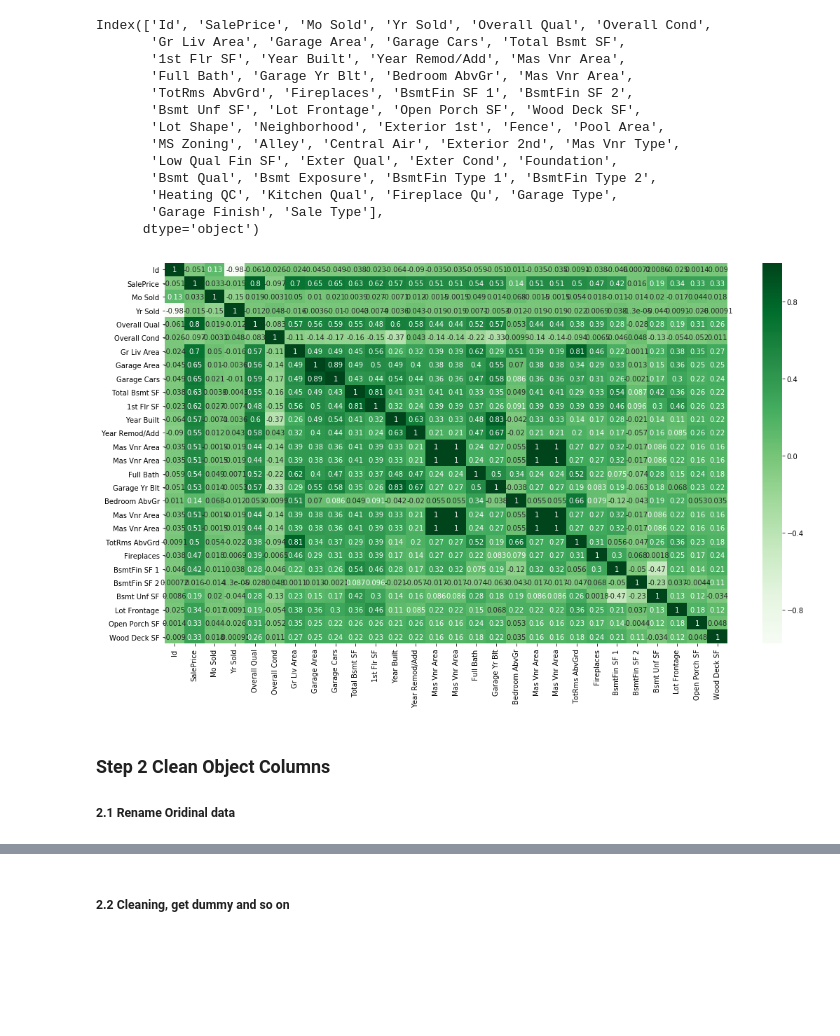
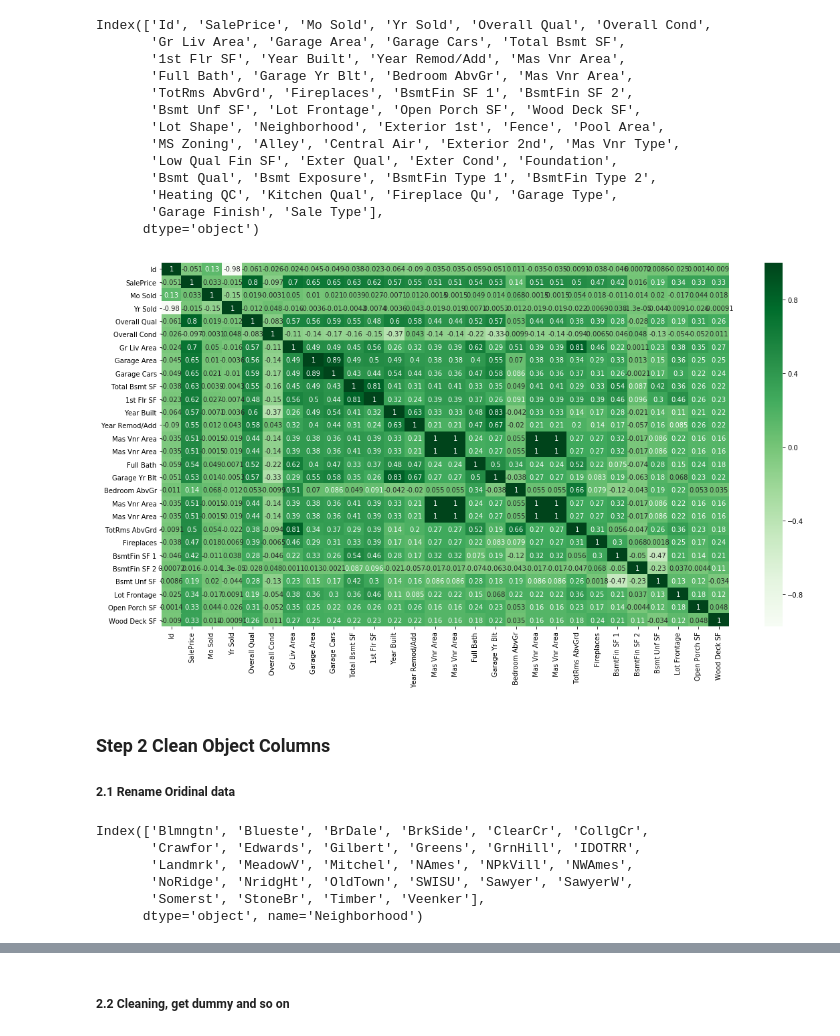
Before and after one commit to Kuduhe/Ames-Housing-Price-Project, a Jupyter notebook: Data Cleaning and pre-processing.ipynb, the cells around one changed output, grey strips where cells are left out. Cells and saved outputs as stored; diff of their text form; code cells hidden in the pictures; blank space fills up the shorter version.

```diff
--- a/Data Cleaning and pre-processing.ipynb
+++ b/Data Cleaning and pre-processing.ipynb
@@ -540,10 +295,10 @@ Index(['Id', 'SalePrice', 'Mo Sold', 'Yr Sold', 'Overall Qual', 'Overall Cond',
       dtype='object')
 # %%
 #plot the correlation between all the numerical data. Drop the protentially inner correlated data
-plt.figure(figsize = (18,10))
+plt.figure(figsize = (19,10))
 sns.heatmap(df[picked_numerical].corr(), annot = True, cmap = 'Greens');
 # %% [output]
-[figure, old version]
+[figure, new version]
 # %%
 df = df.fillna(0)
 # %%
@@ -555,6 +310,15 @@ test = test.fillna(0)
 # %% [markdown]
 ### Step 2 Clean Object Columns
 ##### 2.1 Rename Oridinal data
+# %%
+df_original.groupby('Neighborhood')['SalePrice'].median().index
+# %% [output]
+Index(['Blmngtn', 'Blueste', 'BrDale', 'BrkSide', 'ClearCr', 'CollgCr',
+       'Crawfor', 'Edwards', 'Gilbert', 'Greens', 'GrnHill', 'IDOTRR',
+       'Landmrk', 'MeadowV', 'Mitchel', 'NAmes', 'NPkVill', 'NWAmes',
+       'NoRidge', 'NridgHt', 'OldTown', 'SWISU', 'Sawyer', 'SawyerW',
+       'Somerst', 'StoneBr', 'Timber', 'Veenker'],
+      dtype='object', name='Neighborhood')
 # %%
 #Remane all the ordinal data
 df = df.replace(['Ex','Gd','TA','Fa','Po'],[5,4,3,2,1])
```
Also changed, not shown: parts of 13 cells of this notebook, 10 other files.
